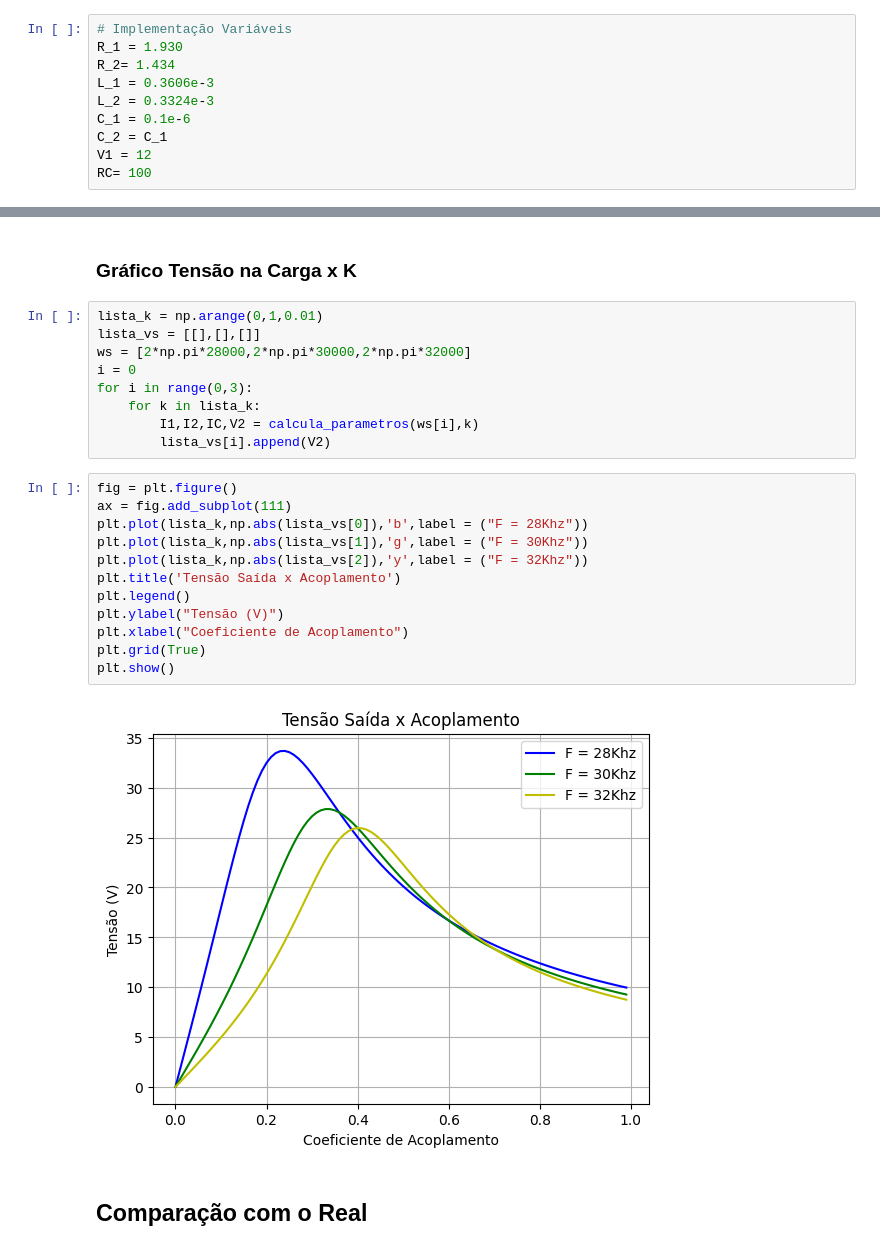
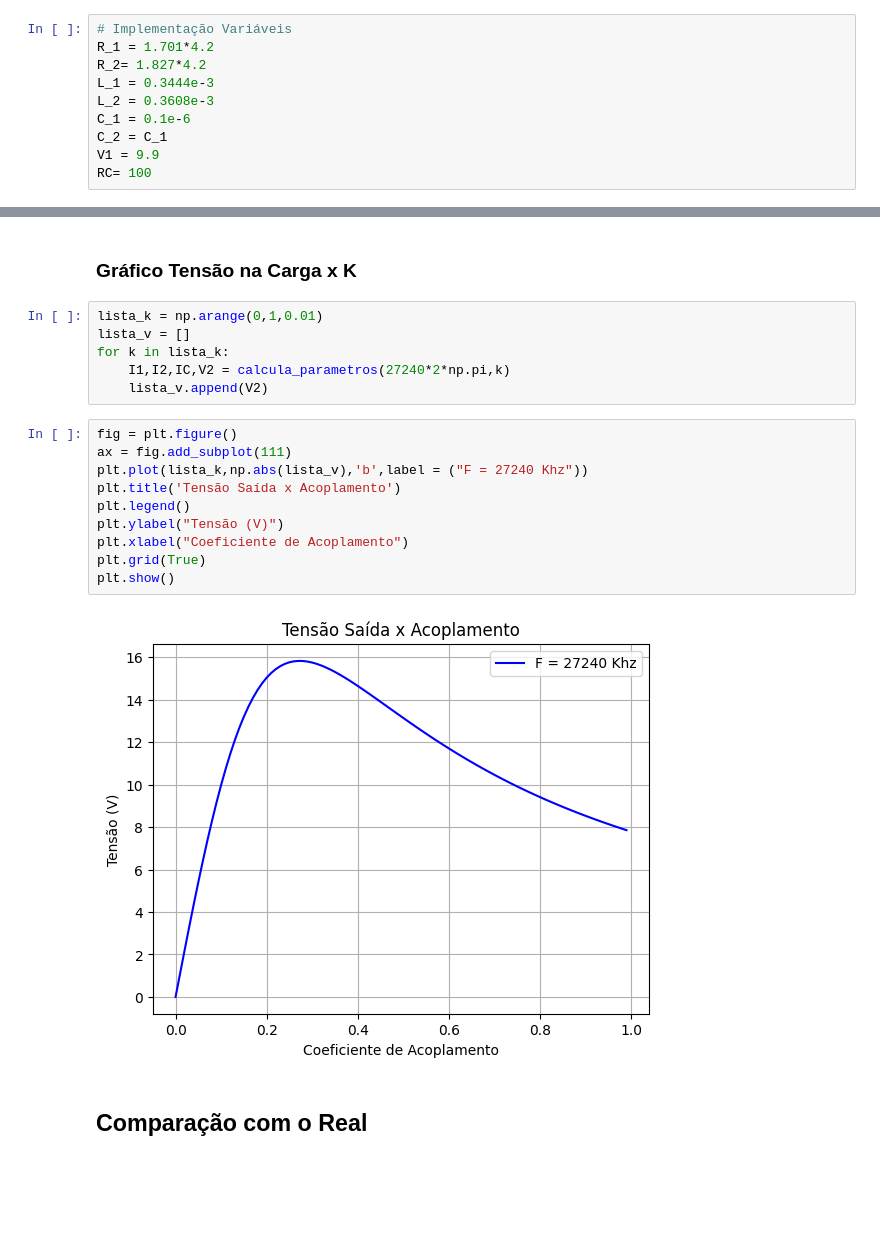
Before and after one commit to PedroPauloMorenoCamargo/Projeto_Eletromag, a Jupyter notebook: Parte_Teorica2.ipynb, the cells around one changed output, grey strips where cells are left out. Cells and saved outputs as stored; diff of their text form; blank space fills up the shorter version.

```diff
--- a/Parte_Teorica2.ipynb
+++ b/Parte_Teorica2.ipynb
@@ -28,12 +26,12 @@ Variáveis do Sistema:  $R_C= 10\Omega$, $R_1=0,5\Omega$, $R_2=0,5\Omega$, $L_1=
 # %%
 # Implementação Variáveis
-R_1 = 1.930
-R_2= 1.434
-L_1 = 0.3606e-3
-L_2 = 0.3324e-3
+R_1 = 1.701*4.2
+R_2= 1.827*4.2
+L_1 = 0.3444e-3
+L_2 = 0.3608e-3
 C_1 = 0.1e-6
 C_2 = C_1
-V1 = 12
+V1 = 9.9
 RC= 100
 # %%
 w_ref = 1 / sqrt(((L_1)) * C_1)
@@ -136,26 +140,21 @@ plt.show()
 ### Gráfico Tensão na Carga x K
 # %%
 lista_k = np.arange(0,1,0.01)
-lista_vs = [[],[],[]]
-ws = [2*np.pi*28000,2*np.pi*30000,2*np.pi*32000]
-i = 0
-for i in range(0,3):
-    for k in lista_k:
-        I1,I2,IC,V2 = calcula_parametros(ws[i],k)
-        lista_vs[i].append(V2)
+lista_v = []
+for k in lista_k:
+    I1,I2,IC,V2 = calcula_parametros(27240*2*np.pi,k)
+    lista_v.append(V2)
 # %%
 fig = plt.figure()
 ax = fig.add_subplot(111)
-plt.plot(lista_k,np.abs(lista_vs[0]),'b',label = ("F = 28Khz"))
-plt.plot(lista_k,np.abs(lista_vs[1]),'g',label = ("F = 30Khz"))
-plt.plot(lista_k,np.abs(lista_vs[2]),'y',label = ("F = 32Khz"))
+plt.plot(lista_k,np.abs(lista_v),'b',label = ("F = 27240 Khz"))
 plt.title('Tensão Saída x Acoplamento')
 plt.legend()
 plt.ylabel("Tensão (V)")
 plt.xlabel("Coeficiente de Acoplamento")
 plt.grid(True)
 plt.show()
 # %% [output]
-[figure, old version]
+[figure, new version]
 # %% [markdown]
 ## Comparação com o Real
```
Also changed, not shown: parts of 15 cells of this notebook.
